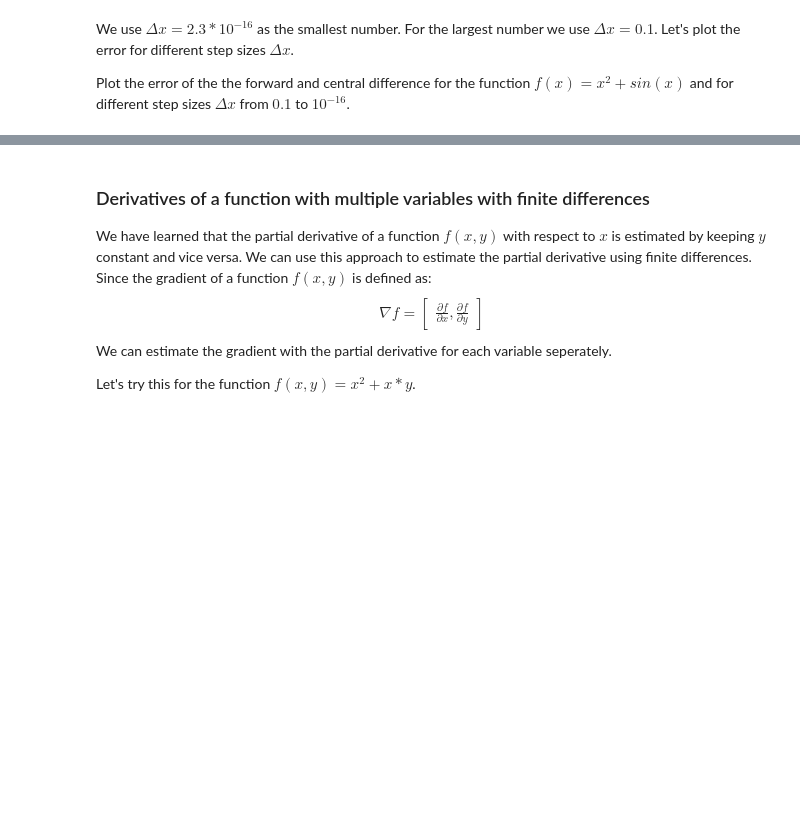
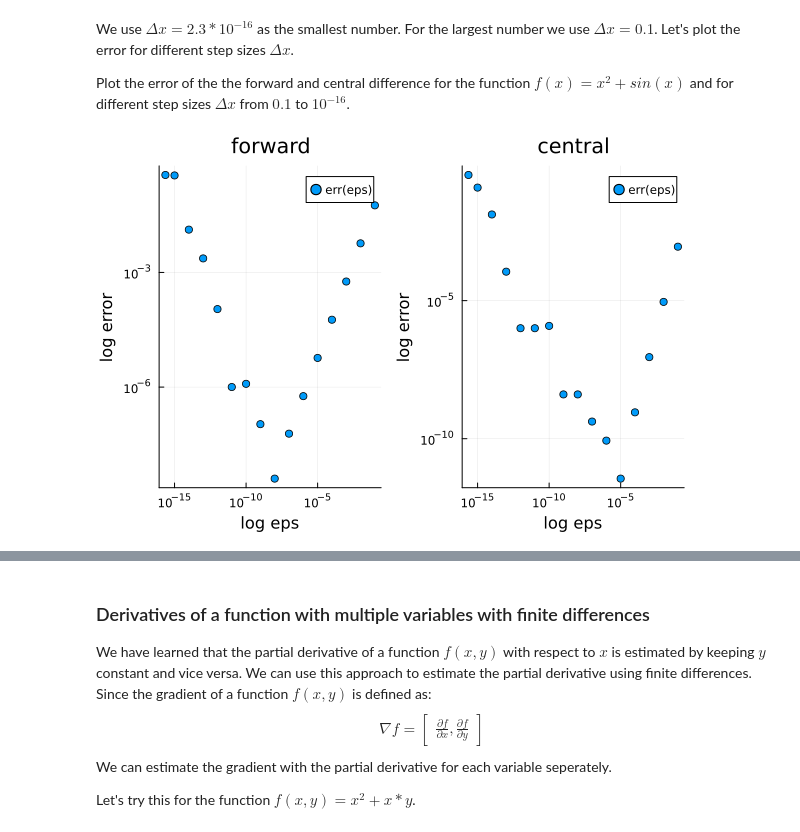
Before and after one commit to FeMa42/auxme_numerik, a Jupyter notebook: Excercise/Exercise 5/FiniteDifference-Task.ipynb, the cells around one changed output, grey strips where cells are left out. Drawn from its saved outputs; the diff is of its cells as text; code cells hidden in the pictures; blank space fills up the shorter version.

```diff
--- a/Excercise/Exercise 5/FiniteDifference-Task.ipynb
+++ b/Excercise/Exercise 5/FiniteDifference-Task.ipynb
@@ -61,7 +86,7 @@ error_central = abs(central_fdm(2, 1)(f, 2) - df(2))
 Write a function which takes the function $f(x)$, a value for $x$, and a vector of step sizes $\Delta x$ and returns the forward and central differences of $f(x)$ at $x$ for the different step sizes $\Delta x$.
 # %%
 function FiniteDifferenceMethod(x::Real, our_eps::Vector, f::Function)
-    forward = # TODO: implement the forward finite difference method
-    central = # TODO: implement the central finite difference method
+    forward = (f.(x .+ our_eps) .- f.(x)) ./ our_eps
+    central = (f.(x .+ our_eps) .- f.(x .- our_eps)) ./ (2 * our_eps)
     forward, central
 end
@@ -117,22 +169,24 @@ Plot the error of the the forward and central difference for the function $f(x)
 # %%
 import Plots
 using LinearAlgebra
 f(x) = x^2+sin(x)
 df(x) = 2*x+cos(x) # analytical derivative of f to estimate the error
 
 eps_length = 16
 eps_range = 10 .^ -range(1, stop=16, length=eps_length)
 eps_range[eps_length] = 2.3*10^-16 # set the last element to 2.3e-16
 x = 1.0
 real_dfx = df(x)
 df_forw_eps, df_cent_eps = FiniteDifferenceMethod(x, eps_range, f)
 # TODO: estimate derivative and error using FiniteDifferenceMethod
-error_forward = ...
-error_central = ...
+error_forward = abs.(df_forw_eps .- real_dfx)
+error_central = abs.(df_cent_eps .- real_dfx)
 
 p1 = Plots.scatter(eps_range, error_forward, label="err(eps)" , title="forward", xlabel="log eps", ylabel="log error", xscale=:log10, yscale=:log10)
 p2= Plots.scatter(eps_range, error_central, label="err(eps)" , title="central", xlabel="log eps", ylabel="log error", xscale=:log10, yscale=:log10)
 Plots.plot(p1, p2)
+# %% [output]
+[figure, added]
 # %%
 eps_range = 10 .^ -range(4, stop=6, length=1000)
 df_fd_eps, df_cd_eps = FiniteDifferenceMethod(x, eps_range, f)
```
Also changed, not shown: parts of 28 cells of this notebook, 17 other files.
